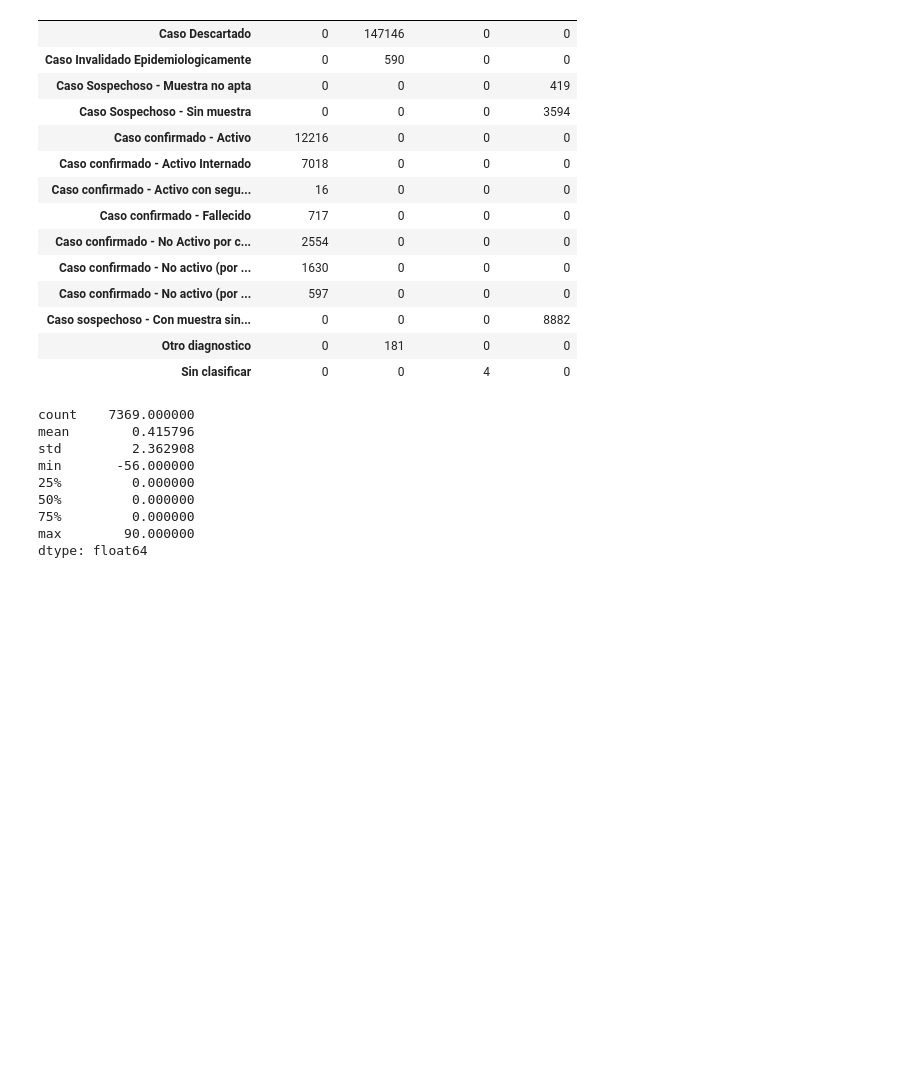
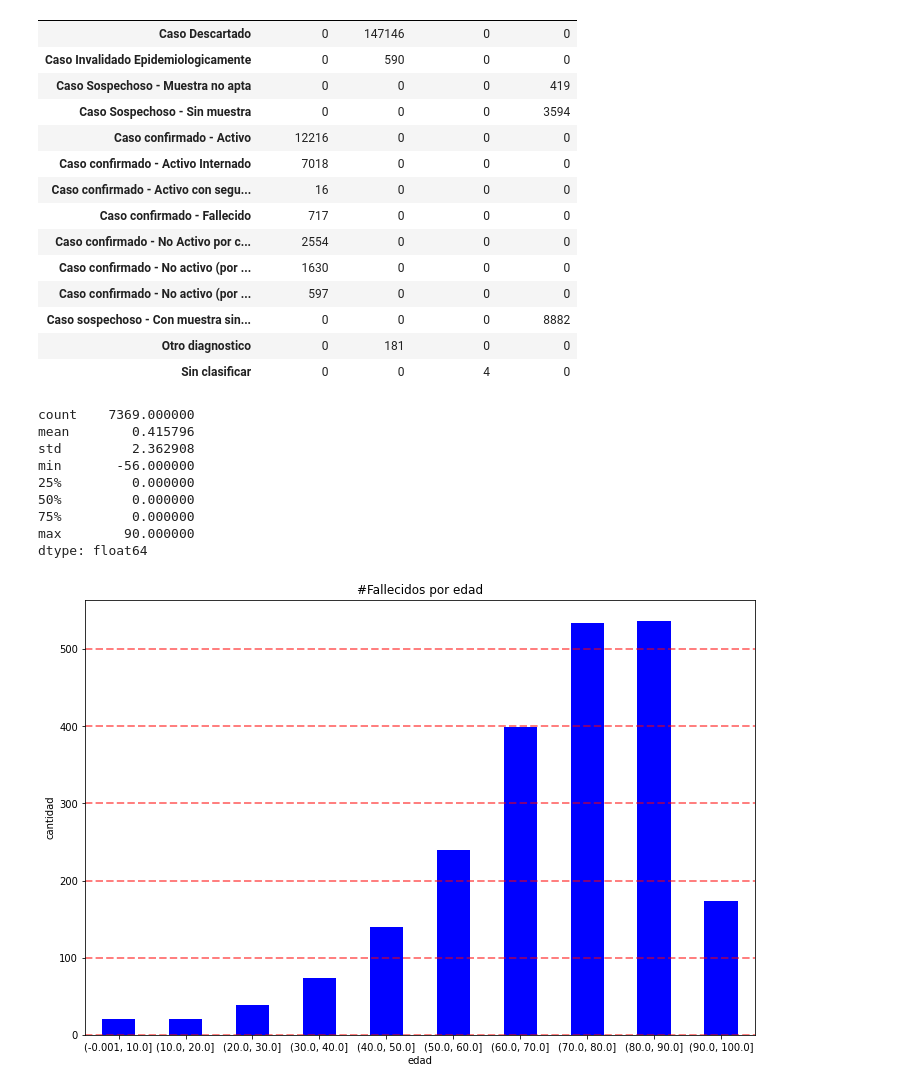
Before and after one commit to TenStrings/calidad-de-datos, a Jupyter notebook: tp3/tp3.ipynb, the cells around one changed output. Drawn from its saved outputs; the diff is of its cells as text; code cells hidden in the pictures; blank space fills up the shorter version.

Commit message:
add plot chart

```diff
--- a/tp3/tp3.ipynb
+++ b/tp3/tp3.ipynb
@@ -170,3 +170,19 @@ min       -56.000000
 75%         0.000000
 max        90.000000
 dtype: float64
+# %%
+con_edad = df[df['edad'].notna()]
+edad_fallecidos = con_edad.loc[(con_edad['fallecido'] == 'SI') & (con_edad['edad_años_meses'] == 'Años'), :]
+
+# split in bins of 10 years each
+bins = np.arange(0, 110, 10)
+out = pd.cut(edad_fallecidos['edad'], bins=bins, include_lowest=True)
+
+ax = out.value_counts(sort=False).plot.bar(rot=0, color="b", figsize=(12,8))
+ax.grid(axis='y', alpha=0.5, color='red', linestyle='--', linewidth=2)
+ax.set_title('#Fallecidos por edad')
+plt.xlabel("edad")
+plt.ylabel("cantidad")
+plt.show()
+# %% [output]
+[figure, added]
```
